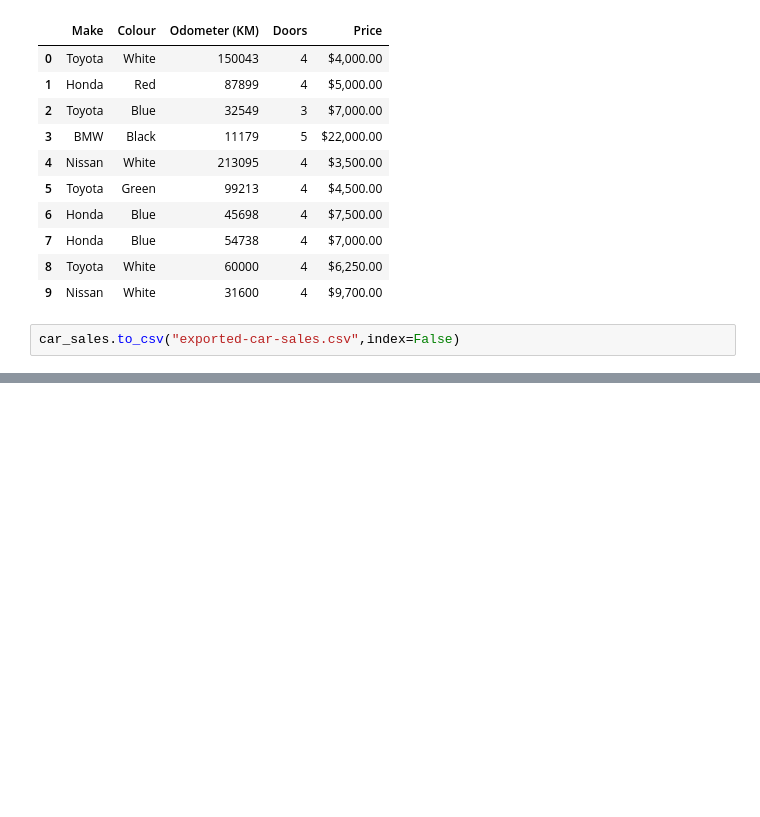
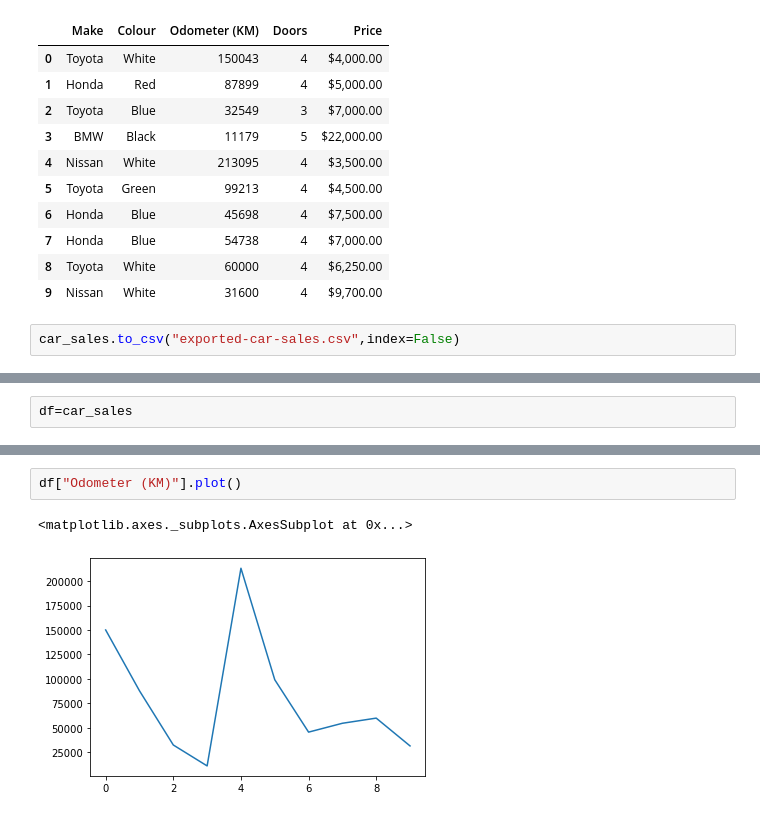
Before and after one commit to UnbiasedEagle/ml-ai, a Jupyter notebook: pandas/introduction-to-pandas.ipynb, the cells around one changed output, grey strips where cells are left out. Saved outputs shown, nothing was run; the diff lists cells and outputs as text; blank space fills up the shorter version.

```diff
--- a/pandas/introduction-to-pandas.ipynb
+++ b/pandas/introduction-to-pandas.ipynb
@@ -115,0 +130,2 @@ exported_car_Sale
+# %%
+df=car_sales
@@ -115,0 +300,5 @@ exported_car_Sale
+# %%
+df["Odometer (KM)"].plot()
+# %% [output]
+<matplotlib.axes._subplots.AxesSubplot at 0x...>
+[figure, added]
```
Also changed, not shown: parts of 81 cells of this notebook, 2 other files.
